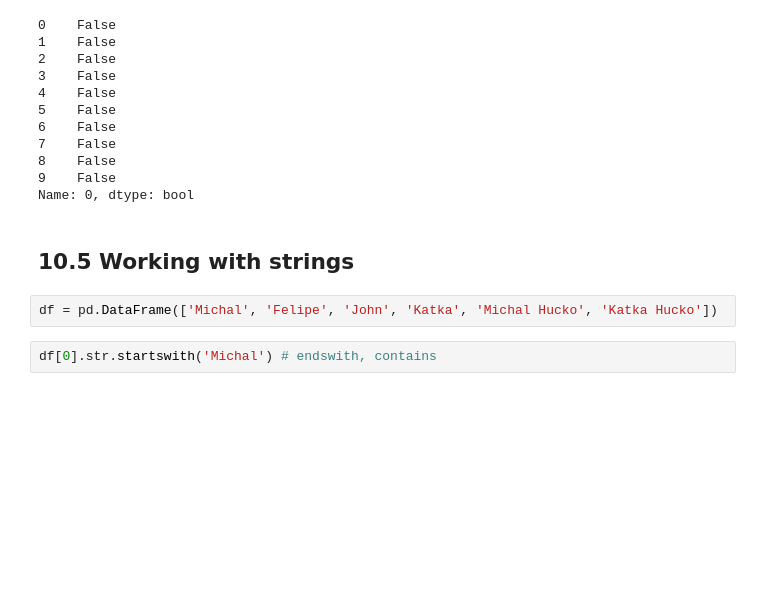
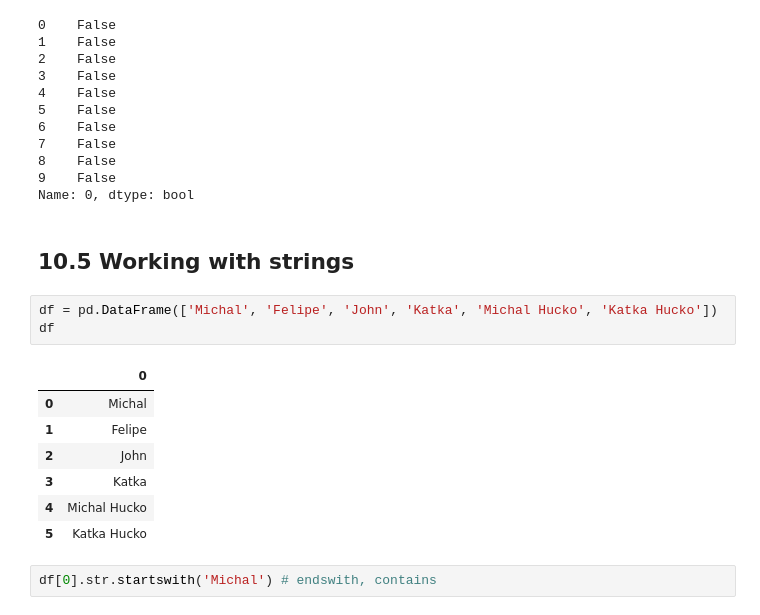
Before and after one commit to misohu/pandas_tutorial, a Jupyter notebook: 10_other_functionality.ipynb, the cells around one changed output. Saved outputs shown, nothing was run; the diff lists cells and outputs as text; blank space fills up the shorter version.

```diff
--- a/10_other_functionality.ipynb
+++ b/10_other_functionality.ipynb
@@ -188,6 +223,15 @@ Name: 0, dtype: bool
 ## 10.5 Working with strings
 # %%
 df = pd.DataFrame(['Michal', 'Felipe', 'John', 'Katka', 'Michal Hucko', 'Katka Hucko'])
+df
+# %% [output]
+|  | 0 |
+| 0 | Michal |
+| 1 | Felipe |
+| 2 | John |
+| 3 | Katka |
+| 4 | Michal Hucko |
+| 5 | Katka Hucko |
 # %%
 df[0].str.startswith('Michal') # endswith, contains
 # %% [output]
```
Also changed, not shown: parts of 2 cells of this notebook, 12 other files.
